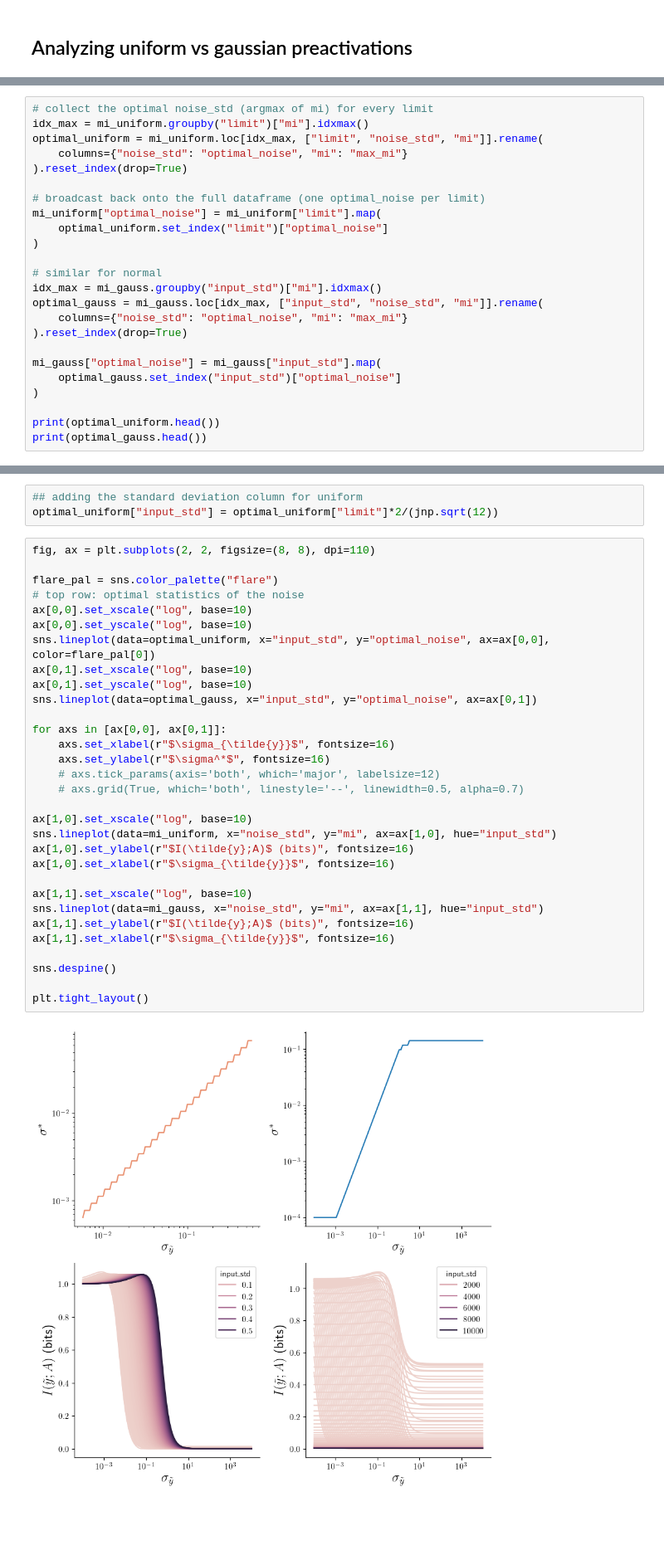
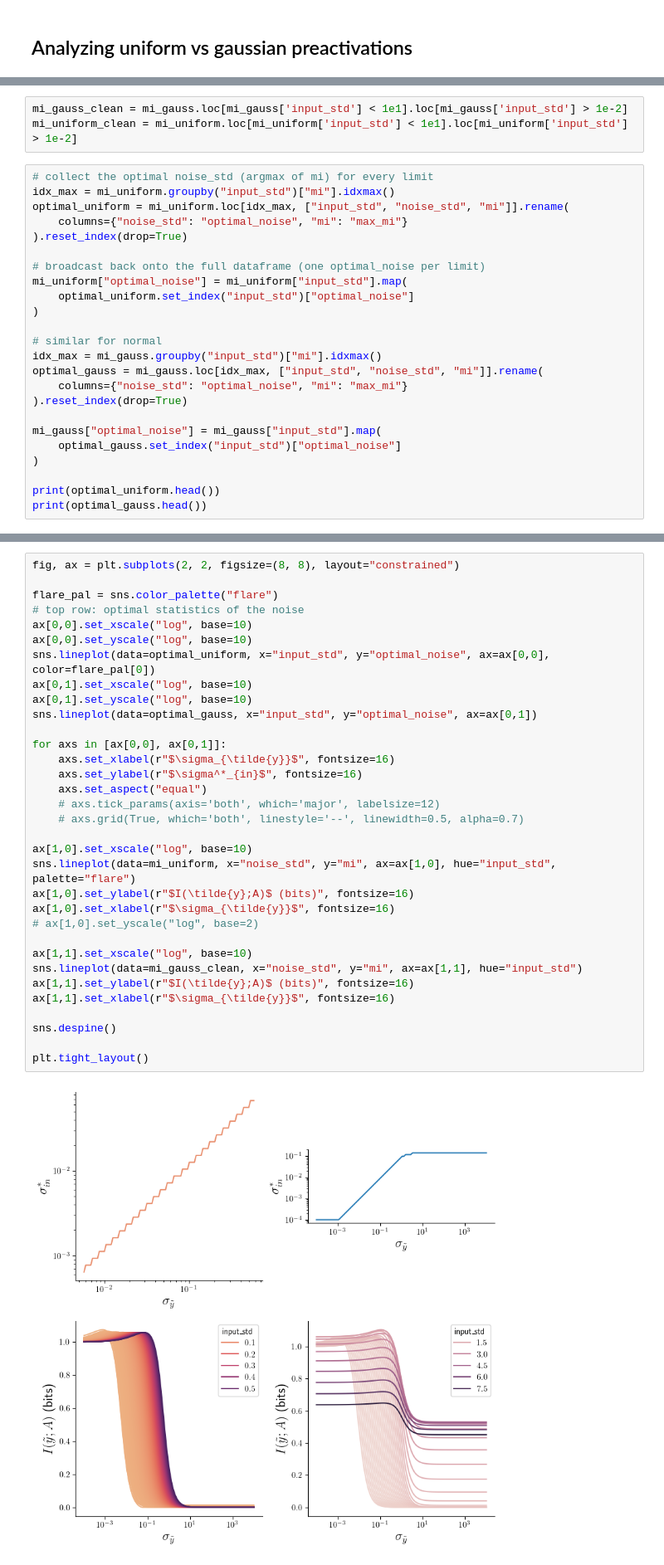
Before and after one commit to vjaltare/sawy, a Jupyter notebook: notebooks/optimal_noise_plotting.ipynb, the cells around one changed output, grey strips where cells are left out. Shown at 83% size. Drawn from its saved outputs; the diff is of its cells as text; blank space fills up the shorter version.

```diff
--- a/notebooks/optimal_noise_plotting.ipynb
+++ b/notebooks/optimal_noise_plotting.ipynb
@@ -159,16 +156,19 @@ print(mi_uniform.head())
 2     0.0001  0.010965  1.039061 -3.819920    -4.540142   0.006331
 3     0.0001  0.011482  1.021384 -3.773868    -4.481838   0.006629
 4     0.0001  0.012023  1.028512 -3.727816    -4.440726   0.006941
+# %%
+mi_gauss_clean = mi_gauss.loc[mi_gauss['input_std'] < 1e1].loc[mi_gauss['input_std'] > 1e-2]
+mi_uniform_clean = mi_uniform.loc[mi_uniform['input_std'] < 1e1].loc[mi_uniform['input_std'] > 1e-2]
 # %%
 # collect the optimal noise_std (argmax of mi) for every limit
-idx_max = mi_uniform.groupby("limit")["mi"].idxmax()
-optimal_uniform = mi_uniform.loc[idx_max, ["limit", "noise_std", "mi"]].rename(
+idx_max = mi_uniform.groupby("input_std")["mi"].idxmax()
+optimal_uniform = mi_uniform.loc[idx_max, ["input_std", "noise_std", "mi"]].rename(
     columns={"noise_std": "optimal_noise", "mi": "max_mi"}
 ).reset_index(drop=True)
 
 # broadcast back onto the full dataframe (one optimal_noise per limit)
-mi_uniform["optimal_noise"] = mi_uniform["limit"].map(
-    optimal_uniform.set_index("limit")["optimal_noise"]
+mi_uniform["optimal_noise"] = mi_uniform["input_std"].map(
+    optimal_uniform.set_index("input_std")["optimal_noise"]
 )
 
 # similar for normal
@@ -196,39 +196,38 @@ print(optimal_gauss.head())
 2   0.000145         0.0001  0.665202
 3   0.000175         0.0001  0.752058
 4   0.000210         0.0001  0.828233
-# %%
-## adding the standard deviation column for uniform
-optimal_uniform["input_std"] = optimal_uniform["limit"]*2/(jnp.sqrt(12))
 # %%
-fig, ax = plt.subplots(2, 2, figsize=(8, 8), dpi=110)
+fig, ax = plt.subplots(2, 2, figsize=(8, 8), layout="constrained")
 
 flare_pal = sns.color_palette("flare")
 # top row: optimal statistics of the noise
 ax[0,0].set_xscale("log", base=10)
 ax[0,0].set_yscale("log", base=10)
 sns.lineplot(data=optimal_uniform, x="input_std", y="optimal_noise", ax=ax[0,0], color=flare_pal[0])
 ax[0,1].set_xscale("log", base=10)
 ax[0,1].set_yscale("log", base=10)
 sns.lineplot(data=optimal_gauss, x="input_std", y="optimal_noise", ax=ax[0,1])
 
 for axs in [ax[0,0], ax[0,1]]:
     axs.set_xlabel(r"$\sigma_{\tilde{y}}$", fontsize=16)
-    axs.set_ylabel(r"$\sigma^*$", fontsize=16)
+    axs.set_ylabel(r"$\sigma^*_{in}$", fontsize=16)
+    axs.set_aspect("equal")
     # axs.tick_params(axis='both', which='major', labelsize=12)
     # axs.grid(True, which='both', linestyle='--', linewidth=0.5, alpha=0.7)
 
 ax[1,0].set_xscale("log", base=10)
-sns.lineplot(data=mi_uniform, x="noise_std", y="mi", ax=ax[1,0], hue="input_std")
+sns.lineplot(data=mi_uniform, x="noise_std", y="mi", ax=ax[1,0], hue="input_std", palette="flare")
 ax[1,0].set_ylabel(r"$I(\tilde{y};A)$ (bits)", fontsize=16)
 ax[1,0].set_xlabel(r"$\sigma_{\tilde{y}}$", fontsize=16)
+# ax[1,0].set_yscale("log", base=2)
 
 ax[1,1].set_xscale("log", base=10)
-sns.lineplot(data=mi_gauss, x="noise_std", y="mi", ax=ax[1,1], hue="input_std")
+sns.lineplot(data=mi_gauss_clean, x="noise_std", y="mi", ax=ax[1,1], hue="input_std")
 ax[1,1].set_ylabel(r"$I(\tilde{y};A)$ (bits)", fontsize=16)
 ax[1,1].set_xlabel(r"$\sigma_{\tilde{y}}$", fontsize=16)
 
 sns.despine()
 
 plt.tight_layout()
 # %% [output]
-[figure, old version]
+[figure, new version]
```
Also changed, not shown: parts of 4 cells of this notebook, 8 other files.
